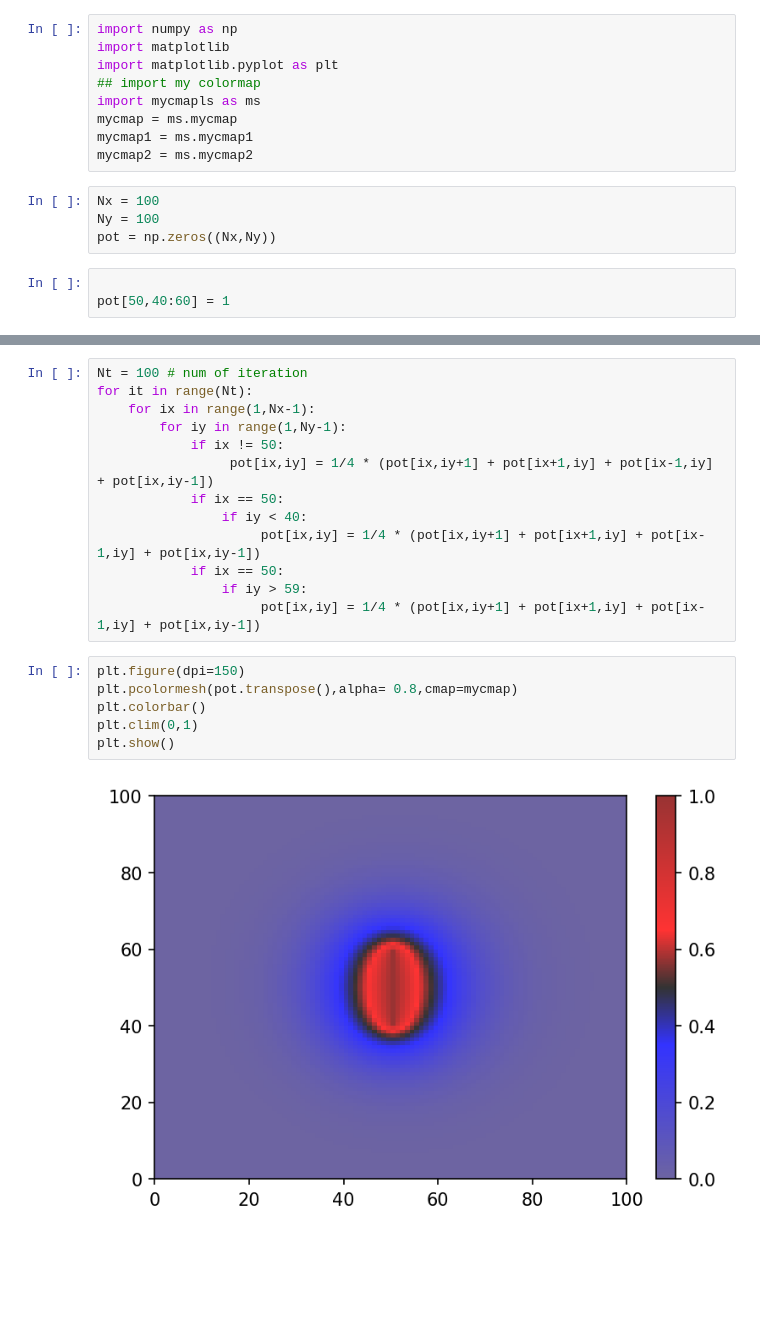
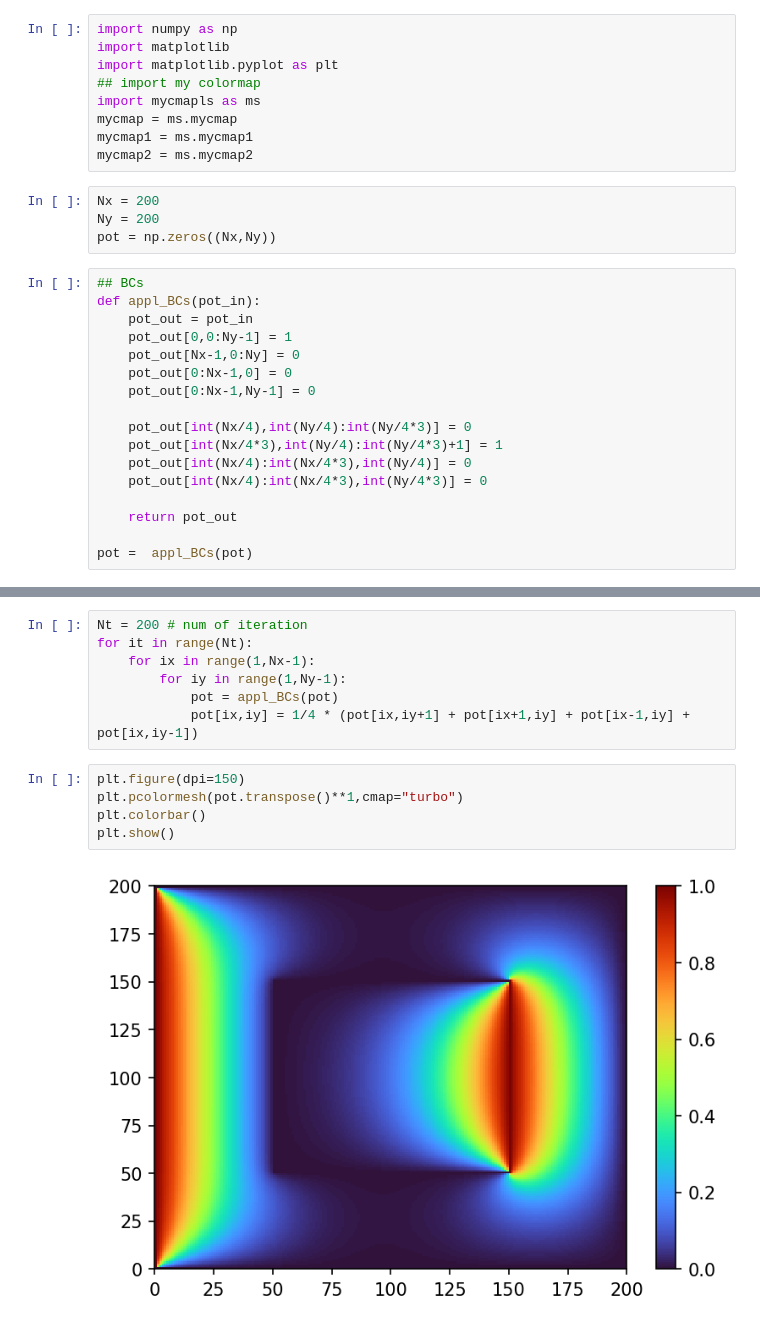
Before and after one commit to jhihsheng/nano-optics, a Jupyter notebook: relaxation_methods_for_laplace_equation.ipynb, the cells around one changed output, grey strips where cells are left out. Drawn from its saved outputs; the diff is of its cells as text; blank space fills up the shorter version.

```diff
--- a/relaxation_methods_for_laplace_equation.ipynb
+++ b/relaxation_methods_for_laplace_equation.ipynb
@@ -8,11 +8,25 @@ mycmap = ms.mycmap
 mycmap1 = ms.mycmap1
 mycmap2 = ms.mycmap2
 # %%
-Nx = 100
-Ny = 100
+Nx = 200
+Ny = 200
 pot = np.zeros((Nx,Ny))
 # %%
+## BCs
+def appl_BCs(pot_in):
+    pot_out = pot_in
+    pot_out[0,0:Ny-1] = 1
+    pot_out[Nx-1,0:Ny] = 0
+    pot_out[0:Nx-1,0] = 0
+    pot_out[0:Nx-1,Ny-1] = 0
 
-pot[50,40:60] = 1
+    pot_out[int(Nx/4),int(Ny/4):int(Ny/4*3)] = 0
+    pot_out[int(Nx/4*3),int(Ny/4):int(Ny/4*3)+1] = 1
+    pot_out[int(Nx/4):int(Nx/4*3),int(Ny/4)] = 0
+    pot_out[int(Nx/4):int(Nx/4*3),int(Ny/4*3)] = 0
+
+    return pot_out
+
+pot =  appl_BCs(pot)
 # %%
 plt.figure(dpi=150)
@@ -24,21 +38,14 @@ plt.show()
 # %%
-Nt = 100 # num of iteration
+Nt = 200 # num of iteration
 for it in range(Nt):
     for ix in range(1,Nx-1):
         for iy in range(1,Ny-1):
-            if ix != 50:
-                 pot[ix,iy] = 1/4 * (pot[ix,iy+1] + pot[ix+1,iy] + pot[ix-1,iy] + pot[ix,iy-1])
-            if ix == 50:
-                if iy < 40:
-                     pot[ix,iy] = 1/4 * (pot[ix,iy+1] + pot[ix+1,iy] + pot[ix-1,iy] + pot[ix,iy-1])
-            if ix == 50:
-                if iy > 59:
-                     pot[ix,iy] = 1/4 * (pot[ix,iy+1] + pot[ix+1,iy] + pot[ix-1,iy] + pot[ix,iy-1])
+            pot = appl_BCs(pot)
+            pot[ix,iy] = 1/4 * (pot[ix,iy+1] + pot[ix+1,iy] + pot[ix-1,iy] + pot[ix,iy-1])
 # %%
 plt.figure(dpi=150)
-plt.pcolormesh(pot.transpose(),alpha= 0.8,cmap=mycmap)
+plt.pcolormesh(pot.transpose()**1,cmap="turbo")
 plt.colorbar()
-plt.clim(0,1)
 plt.show()
 # %% [output]
-[figure, old version]
+[figure, new version]
```
Also changed, not shown: parts of 1 cell of this notebook, 6 other files.
